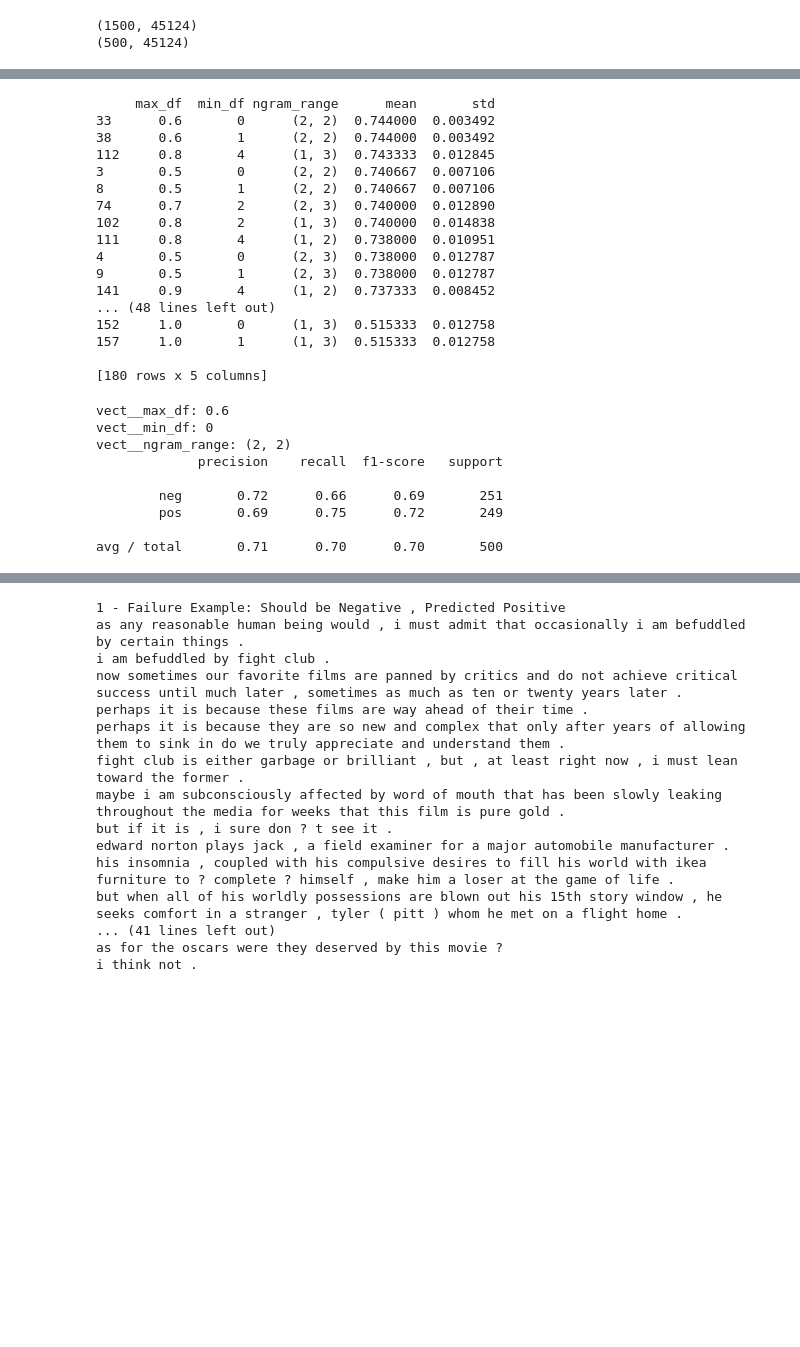
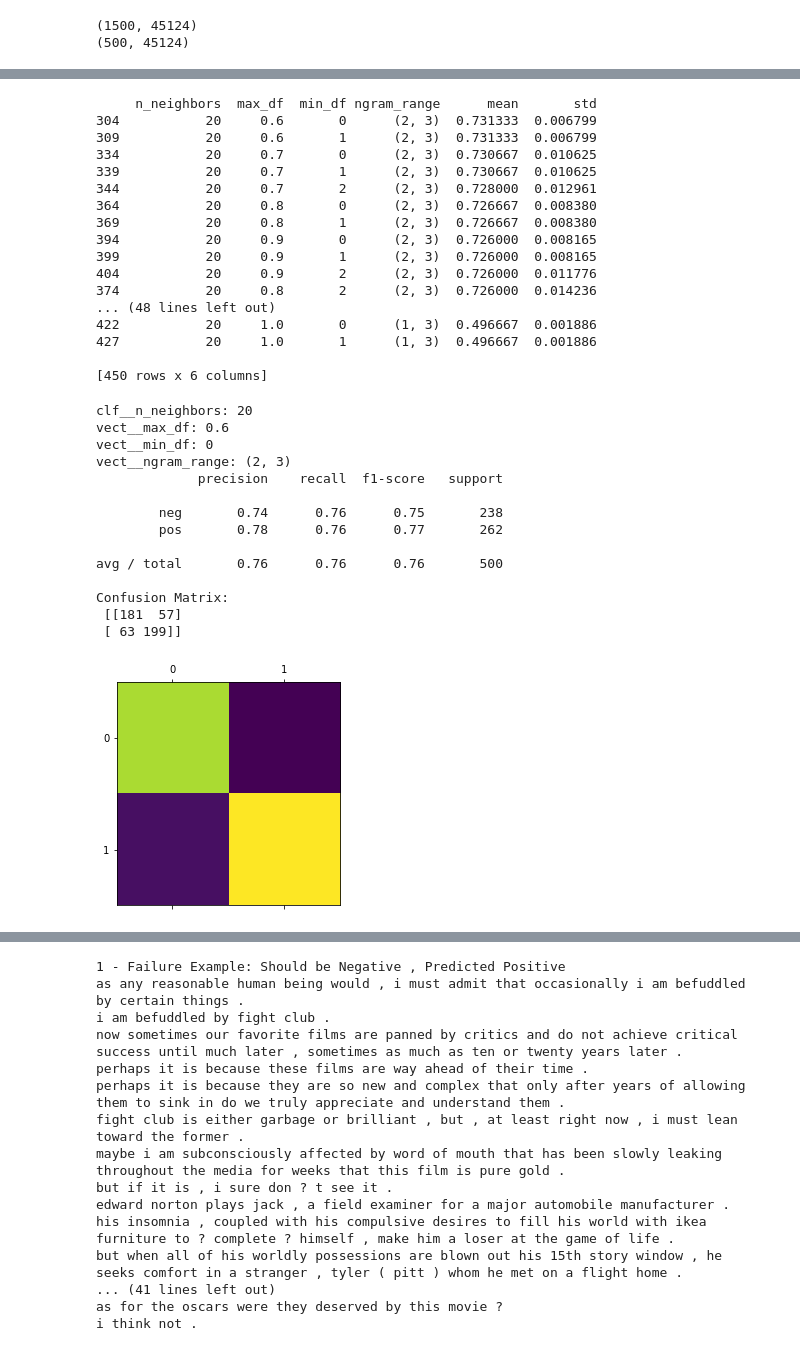
Before and after one commit to DS501-17Fall/Project-03, a Jupyter notebook: CaseStudy3.ipynb, the cells around one changed output, grey strips where cells are left out. Saved outputs shown, nothing was run; the diff lists cells and outputs as text; code cells hidden in the pictures; blank space fills up the shorter version.

```diff
--- a/CaseStudy3.ipynb
+++ b/CaseStudy3.ipynb
@@ -522,6 +537,6 @@ avg / total       0.88      0.88      0.88       500
 # %%
 '''
-KNeighborsClassifier (n_neighbors = 5)
+KNeighborsClassifier
 '''
 from sklearn.feature_extraction.text import TfidfVectorizer
 from sklearn.pipeline import Pipeline
@@ -531,6 +546,7 @@ from sklearn.model_selection import train_test_split
 import pandas as pd
 from sklearn.neighbors import KNeighborsClassifier
 from sklearn import metrics
+import matplotlib.pyplot as plt
 
 movie_reviews_data_folder = 'txt_sentoken'
 dataset = load_files(movie_reviews_data_folder, shuffle=False)
@@ -546,65 +562,79 @@ pipeline = Pipeline([
 
 parameters = {
     'vect__min_df': [0, 1, 2, 3, 4, 5],
-    'vect__max_df': [0.5, 0.6, 0.7, 0.8, 0.9, 1.0],
-    'vect__ngram_range': [(1, 1), (1, 2), (1, 3), (2, 2), (2, 3)]
+    'vect__max_df': [0.6, 0.7, 0.8, 0.9, 1.0],
+    'vect__ngram_range': [(1, 1), (1, 2), (1, 3), (2, 2), (2, 3)],
+    'clf__n_neighbors':[5, 10, 20]
 }
 
 grid_search = GridSearchCV(pipeline, parameters, n_jobs=-1)
 grid_search.fit(docs_train, y_train)
 
 n_candidates = len(grid_search.cv_results_['params'])
+n_neighbors=[]
 max_df = []
 min_df = []
 ngram_range = []
 mean = []
 std = []
 for i in range(n_candidates):
+    n_neighbors.append(grid_search.cv_results_['params'][i]['clf__n_neighbors'])
     max_df.append(grid_search.cv_results_['params'][i]['vect__max_df'])
     min_df.append(grid_search.cv_results_['params'][i]['vect__min_df'])
     ngram_range.append(str(grid_search.cv_results_['params'][i]['vect__ngram_range']))
     mean.append(grid_search.cv_results_['mean_test_score'][i])
     std.append(grid_search.cv_results_['std_test_score'][i])
 
-data = {'max_df': max_df, 'min_df': min_df, 'ngram_range': ngram_range, 'mean': mean, 'std': std}
+data = {'n_neighbors':n_neighbors,'max_df': max_df, 'min_df': min_df, 'ngram_range': ngram_range, 'mean': mean, 'std': std}
 df = pd.DataFrame(data=data)
-df = df[['max_df', 'min_df', 'ngram_range', 'mean', 'std']]
+df = df[['n_neighbors','max_df', 'min_df', 'ngram_range', 'mean', 'std']]
 df = df.sort_values(by=['mean', 'std'], ascending=[0, 1])
-hdf5 = pd.HDFStore('KNeighbors-5.h5')
+hdf5 = pd.HDFStore('KNeighbors.h5')
 hdf5['data'] = df
 hdf5.close()
-data = pd.read_hdf('KNeighbors-5.h5')
+data = pd.read_hdf('KNeighbors.h5')
 print(data)
 # %% [output]
-     max_df  min_df ngram_range      mean       std
-33      0.6       0      (2, 2)  0.744000  0.003492
-38      0.6       1      (2, 2)  0.744000  0.003492
-112     0.8       4      (1, 3)  0.743333  0.012845
-3       0.5       0      (2, 2)  0.740667  0.007106
-8       0.5       1      (2, 2)  0.740667  0.007106
-74      0.7       2      (2, 3)  0.740000  0.012890
-102     0.8       2      (1, 3)  0.740000  0.014838
-111     0.8       4      (1, 2)  0.738000  0.010951
-4       0.5       0      (2, 3)  0.738000  0.012787
-9       0.5       1      (2, 3)  0.738000  0.012787
-141     0.9       4      (1, 2)  0.737333  0.008452
+     n_neighbors  max_df  min_df ngram_range      mean       std
+304           20     0.6       0      (2, 3)  0.731333  0.006799
+309           20     0.6       1      (2, 3)  0.731333  0.006799
+334           20     0.7       0      (2, 3)  0.730667  0.010625
+339           20     0.7       1      (2, 3)  0.730667  0.010625
+344           20     0.7       2      (2, 3)  0.728000  0.012961
+364           20     0.8       0      (2, 3)  0.726667  0.008380
+369           20     0.8       1      (2, 3)  0.726667  0.008380
+394           20     0.9       0      (2, 3)  0.726000  0.008165
+399           20     0.9       1      (2, 3)  0.726000  0.008165
+404           20     0.9       2      (2, 3)  0.726000  0.011776
+374           20     0.8       2      (2, 3)  0.726000  0.014236
 ... (48 lines left out)
-152     1.0       0      (1, 3)  0.515333  0.012758
-157     1.0       1      (1, 3)  0.515333  0.012758
+422           20     1.0       0      (1, 3)  0.496667  0.001886
+427           20     1.0       1      (1, 3)  0.496667  0.001886
 
-[180 rows x 5 columns]
+[450 rows x 6 columns]
 # %%
 for param_name in sorted(parameters.keys()):
     print("%s: %r" % (param_name, grid_search.best_params_[param_name]))
 y_predicted = grid_search.predict(docs_test)
 print(metrics.classification_report(y_test, y_predicted, target_names=dataset.target_names))
+cm = metrics.confusion_matrix(y_test, y_predicted)
+print('Confusion Matrix:\n', cm)
+
+plt.matshow(cm)
+plt.show()
 # %% [output]
+clf__n_neighbors: 20
 vect__max_df: 0.6
 vect__min_df: 0
-vect__ngram_range: (2, 2)
+vect__ngram_range: (2, 3)
              precision    recall  f1-score   support
 
-        neg       0.72      0.66      0.69       251
-        pos       0.69      0.75      0.72       249
+        neg       0.74      0.76      0.75       238
+        pos       0.78      0.76      0.77       262
 
-avg / total       0.71      0.70      0.70       500
+avg / total       0.76      0.76      0.76       500
+
+Confusion Matrix:
+ [[181  57]
+ [ 63 199]]
+[figure, added]
```
Also changed, not shown: parts of 5 cells of this notebook, 4 other files.
